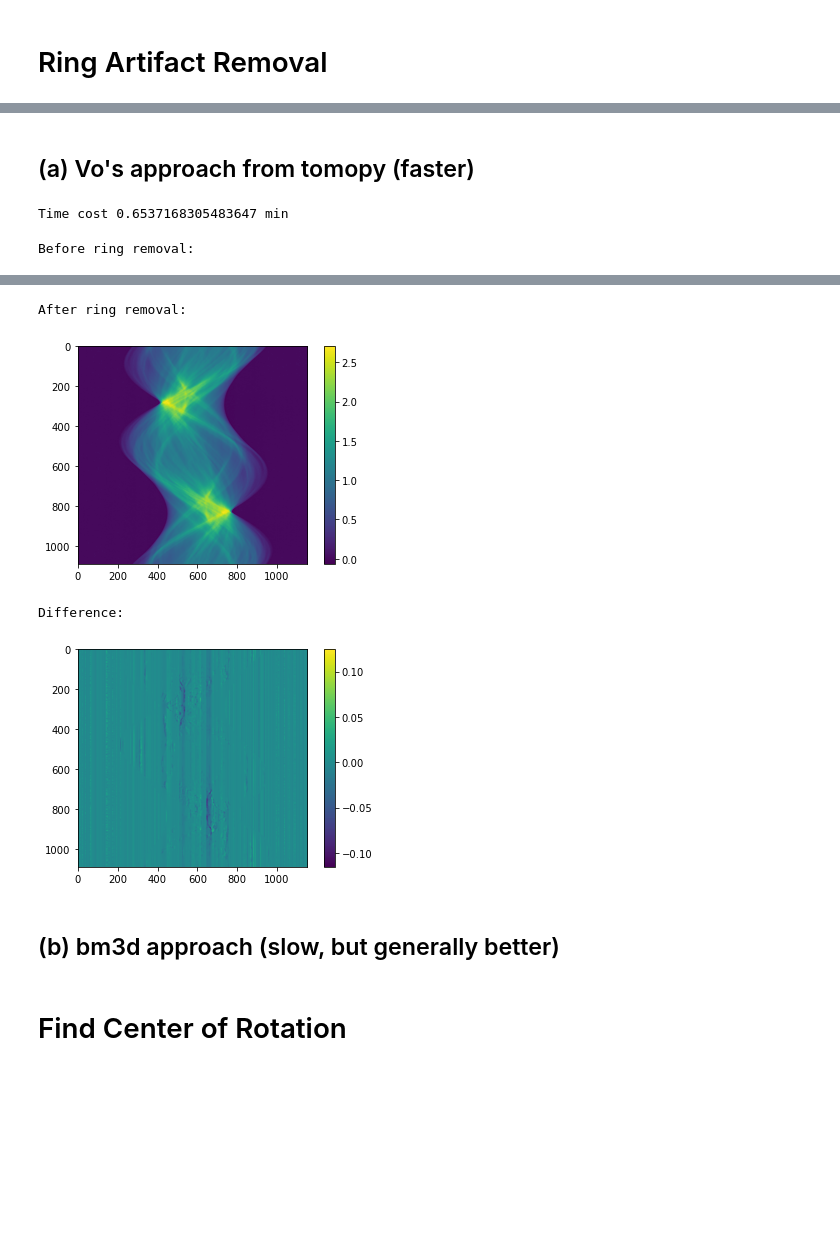
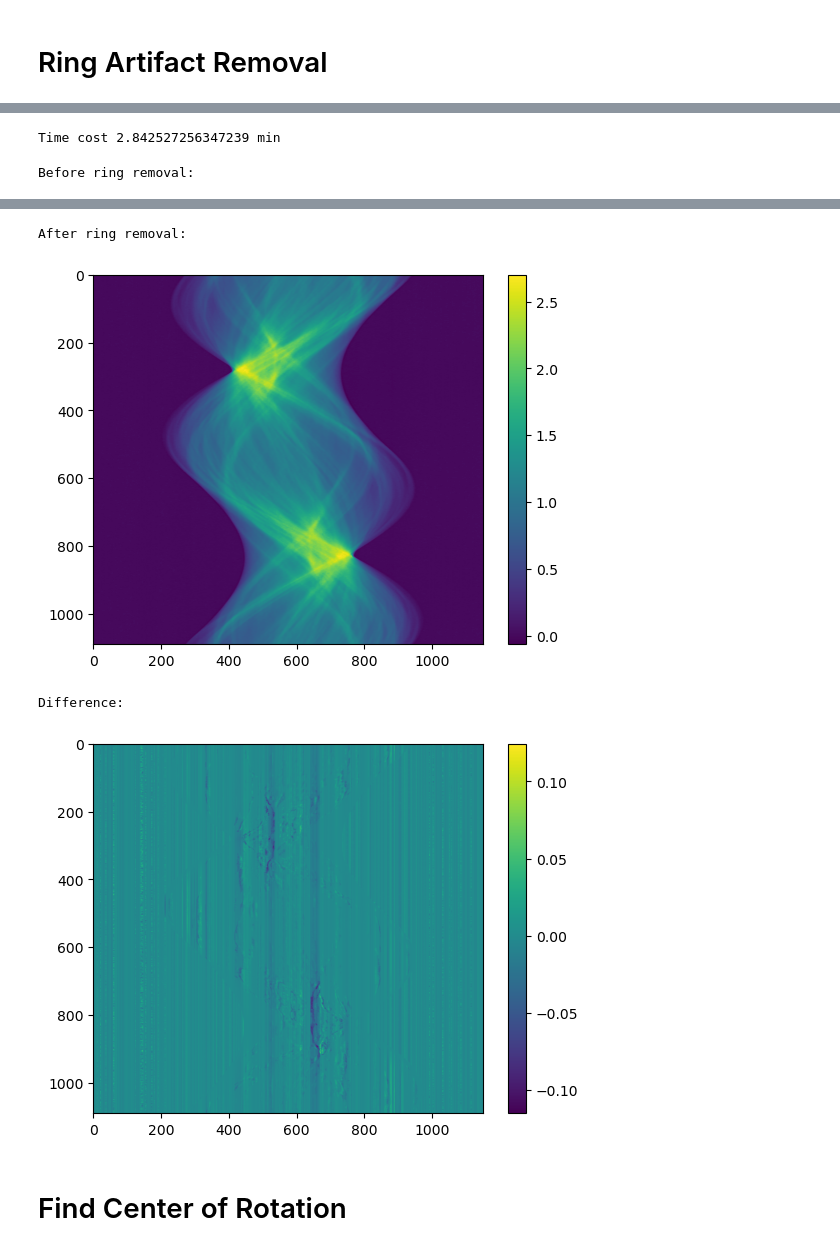
Before and after one commit to zhangy6x/research_stuff, a Jupyter notebook: jupyter_notebooks/norm_recon/rockit_recon_master.ipynb, the cells around one changed output, grey strips where cells are left out. Drawn from its saved outputs; the diff is of its cells as text; code cells hidden in the pictures; blank space fills up the shorter version.

```diff
--- a/jupyter_notebooks/norm_recon/rockit_recon_master.ipynb
+++ b/jupyter_notebooks/norm_recon/rockit_recon_master.ipynb
@@ -336,6 +334,7 @@ Time cost 0.6670515921975796 min
 # %% [markdown]
 # Ring Artifact Removal
 # %%
+proj_mlog_rmv = None
 slice_num = 300
 print("Before ring removal:")
 plt.imshow(proj_mlog_tilt[:, slice_num, :])
@@ -347,18 +346,28 @@ Before ring removal:
-# %% [markdown]
-## (a) Vo's approach from tomopy (faster)
 # %%
-# nchunk = int(proj_mlog.shape[0]/ncore) + 1
-# print("Chunk size: ", nchunk)
+######### (a) Vo's approach from tomopy (faster)
+ring_algo = 'Vo'
+######### (b) bm3d approach (slow, but generally better)
+# ring_algo = 'bm3d'
+
+#################################################################################
 t0 = timeit.default_timer()
-proj_mlog_rmv_vo = tomopy.remove_all_stripe(proj_mlog_tilt,
-                                            ncore=ncore,
-#                                             nchunk=nchunk
-                                           )
+if ring_algo == 'Vo':
+    # nchunk = int(proj_mlog.shape[0]/ncore) + 1
+    # print("Chunk size: ", nchunk)
+    proj_mlog_rmv = tomopy.remove_all_stripe(proj_mlog_tilt,
+                                             ncore=ncore,
+#                                              nchunk=nchunk
+                                            )
+if ring_algo == 'bm3d':
+    print("Perform 'extreme streak attenuation' (detection + median filter) on a 3-D stack of projections. First dimension should be angle.")
+    proj_mlog_bm3d = bm3d.extreme_streak_attenuation(proj_mlog_tilt)
+    print("Remove sinogram (after log transform) streak noise using multi-scale BM3D-based denoising procedure.")
+    proj_mlog_rmv = bm3d.multiscale_streak_removal(proj_mlog_bm3d)
 t1 = timeit.default_timer()
 print("Time cost {} min".format((t1-t0)/60))
-history_dict = rocku.log(history_dict, 'ring_removal', 'Vo')
+history_dict = rocku.log(history_dict, 'ring_removal', ring_algo)
 # %% [output]
-Time cost 0.6537168305483647 min
+Time cost 2.842527256347239 min
 # %%
 slice_num = 300
 print("Before ring removal:")
@@ -366,11 +375,11 @@ plt.imshow(proj_mlog_tilt[:, slice_num, :])
 plt.colorbar()
 plt.show()
 print("After ring removal:")
-plt.imshow(proj_mlog_rmv_vo[:, slice_num, :])
+plt.imshow(proj_mlog_rmv[:, slice_num, :])
 plt.colorbar()
 plt.show()
 print("Difference:")
-plt.imshow(proj_mlog_rmv_vo[:, slice_num, :]-proj_mlog_tilt[:, slice_num, :])
+plt.imshow(proj_mlog_rmv[:, slice_num, :]-proj_mlog_tilt[:, slice_num, :])
 plt.colorbar()
 plt.show()
 # %% [output]
@@ -379,6 +388,4 @@ Before ring removal:
 After ring removal:
-[figure, old version]
+[figure, new version]
 Difference:
-[figure, old version]
+[figure, new version]
-# %% [markdown]
-## (b) bm3d approach (slow, but generally better)
```
Also changed, not shown: parts of 29 cells of this notebook.
